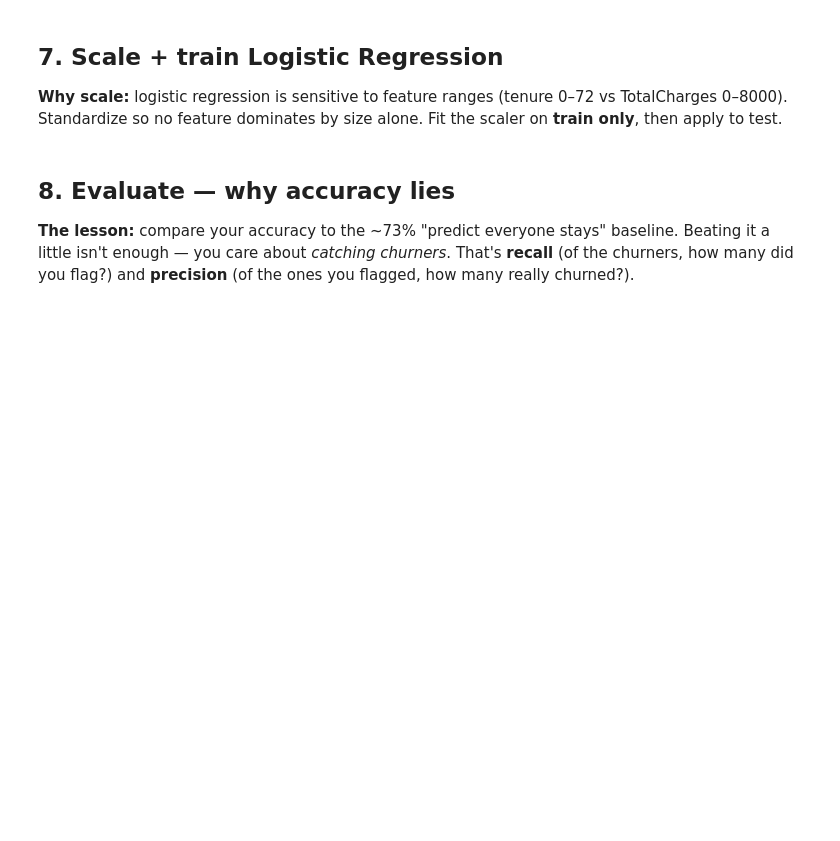
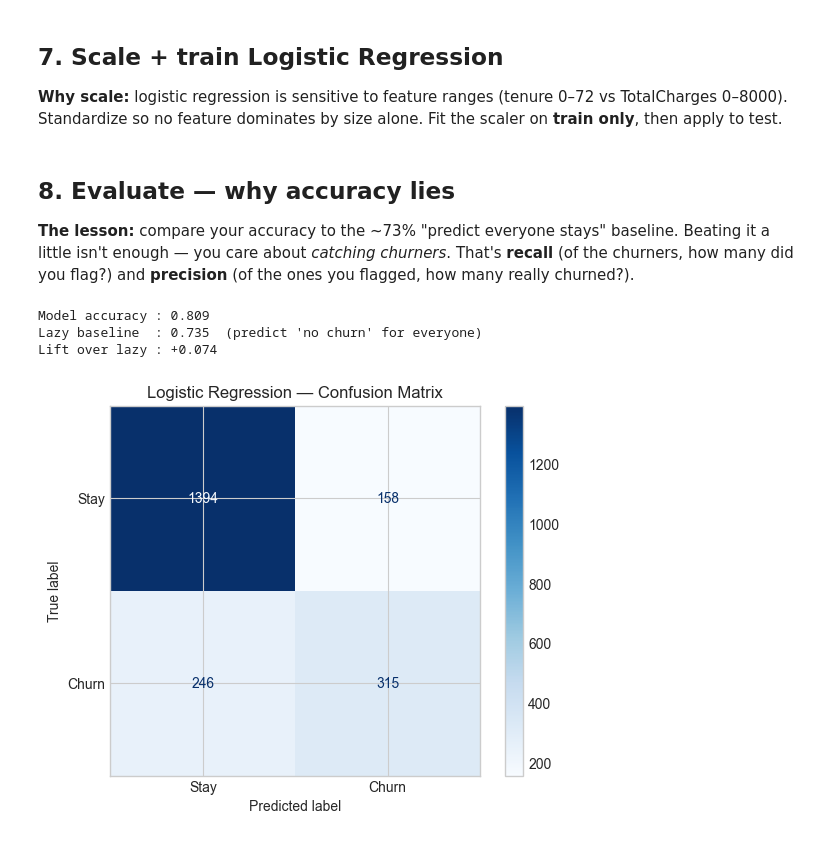
Before and after one commit to Iris814/telco-churn-analysis, a Jupyter notebook: notebooks/03_churn_classification.ipynb, the cells around one changed output. Drawn from its saved outputs; the diff is of its cells as text; code cells hidden in the pictures; blank space fills up the shorter version.

```diff
--- a/notebooks/03_churn_classification.ipynb
+++ b/notebooks/03_churn_classification.ipynb
@@ -242,6 +223,13 @@ df.head()
 # %%
 from sklearn.model_selection import train_test_split
 
-# X = all features except Churn,  y = Churn
-# Hint: X = df.drop(columns='Churn');  y = df['Churn']
-# Hint: X_train, X_test, y_train, y_test = train_test_split(X, y, test_size=0.2, stratify=y, random_state=42)
+X = df.drop(columns='Churn')
+y = df['Churn']
+
+# 30% test, stratified so the ~27% churn rate is identical in train & test
+X_train, X_test, y_train, y_test = train_test_split(
+    X, y, test_size=0.30, stratify=y, random_state=42
+)
+
+print(f"Train: {X_train.shape[0]} rows   Test: {X_test.shape[0]} rows")
+print(f"Churn rate — train {y_train.mean():.1%} | test {y_test.mean():.1%}")
@@ -252,14 +243,15 @@ from sklearn.model_selection import train_test_split
 # %%
 from sklearn.preprocessing import StandardScaler
 
-# Hint: scaler = StandardScaler()
-# Hint: X_train_s = scaler.fit_transform(X_train)
-# Hint: X_test_s  = scaler.transform(X_test)   # transform only — no fit on test!
+scaler = StandardScaler()
+X_train_s = scaler.fit_transform(X_train)   # fit on TRAIN only
+X_test_s  = scaler.transform(X_test)        # apply to test — never fit on test
 # %%
 from sklearn.linear_model import LogisticRegression
 
-# Train on the scaled training data
-# Hint: model = LogisticRegression(max_iter=1000).fit(X_train_s, y_train)
+logreg = LogisticRegression(max_iter=1000, random_state=42)
+logreg.fit(X_train_s, y_train)
+y_pred = logreg.predict(X_test_s)
 # %% [markdown]
 ## 8. Evaluate — why accuracy lies
 
@@ -275,3 +259,24 @@ from sklearn.metrics import ConfusionMatrixDisplay
+# %%
+acc = logreg.score(X_test_s, y_test)
+baseline = 1 - y_test.mean()          # "predict everyone stays"
+
+print(f"Model accuracy : {acc:.3f}")
+print(f"Lazy baseline  : {baseline:.3f}  (predict 'no churn' for everyone)")
+print(f"Lift over lazy : {acc - baseline:+.3f}")
+# %% [output]
+Model accuracy : 0.809
+Lazy baseline  : 0.735  (predict 'no churn' for everyone)
+Lift over lazy : +0.074
+# %%
+from sklearn.metrics import ConfusionMatrixDisplay
+
+ConfusionMatrixDisplay.from_estimator(
+    logreg, X_test_s, y_test, display_labels=['Stay', 'Churn'], cmap='Blues'
+)
+plt.title('Logistic Regression — Confusion Matrix')
+plt.show()
+# %% [output]
+[figure, added]
 # %%
 from sklearn.metrics import classification_report
 
```
Also changed, not shown: parts of 32 cells of this notebook, 2 other files.
